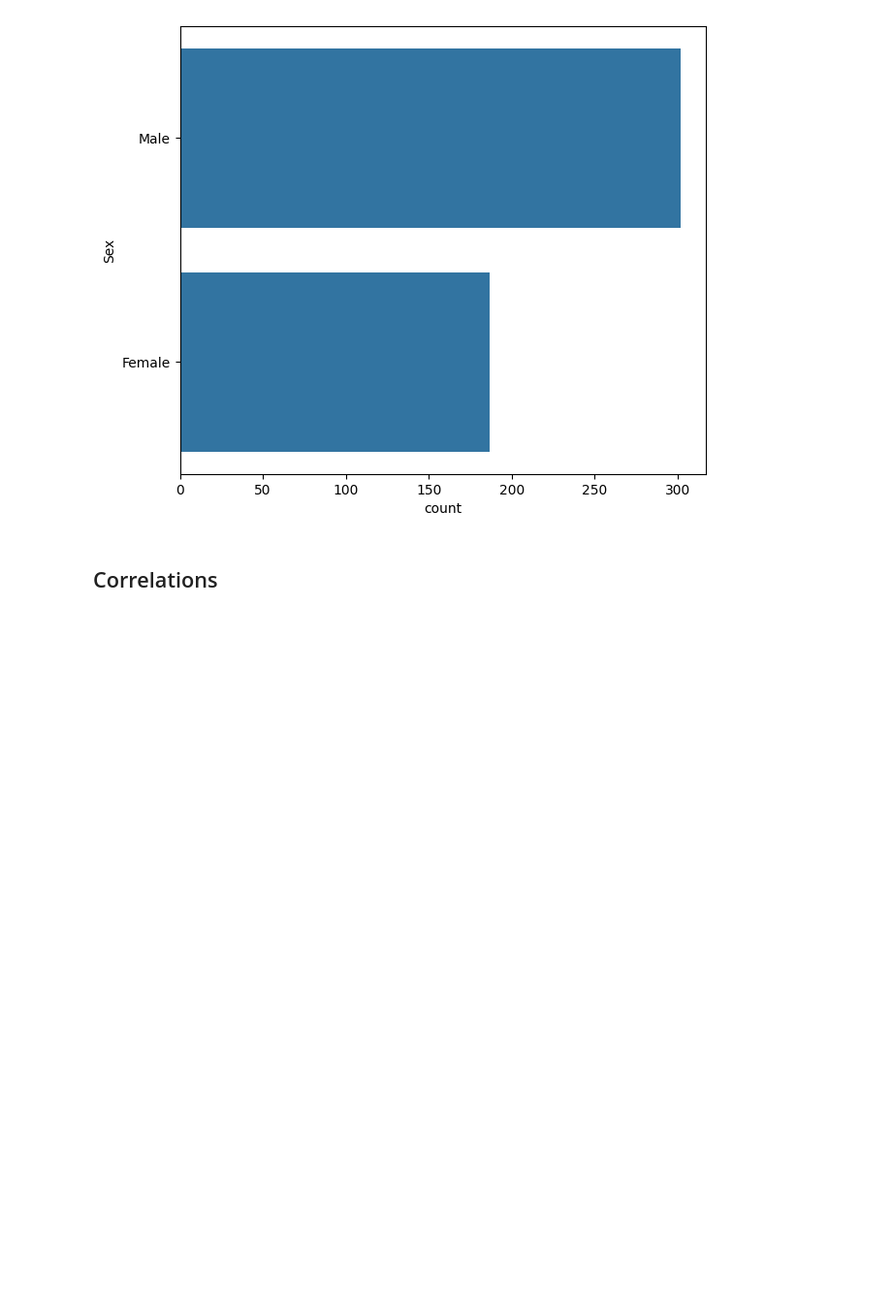
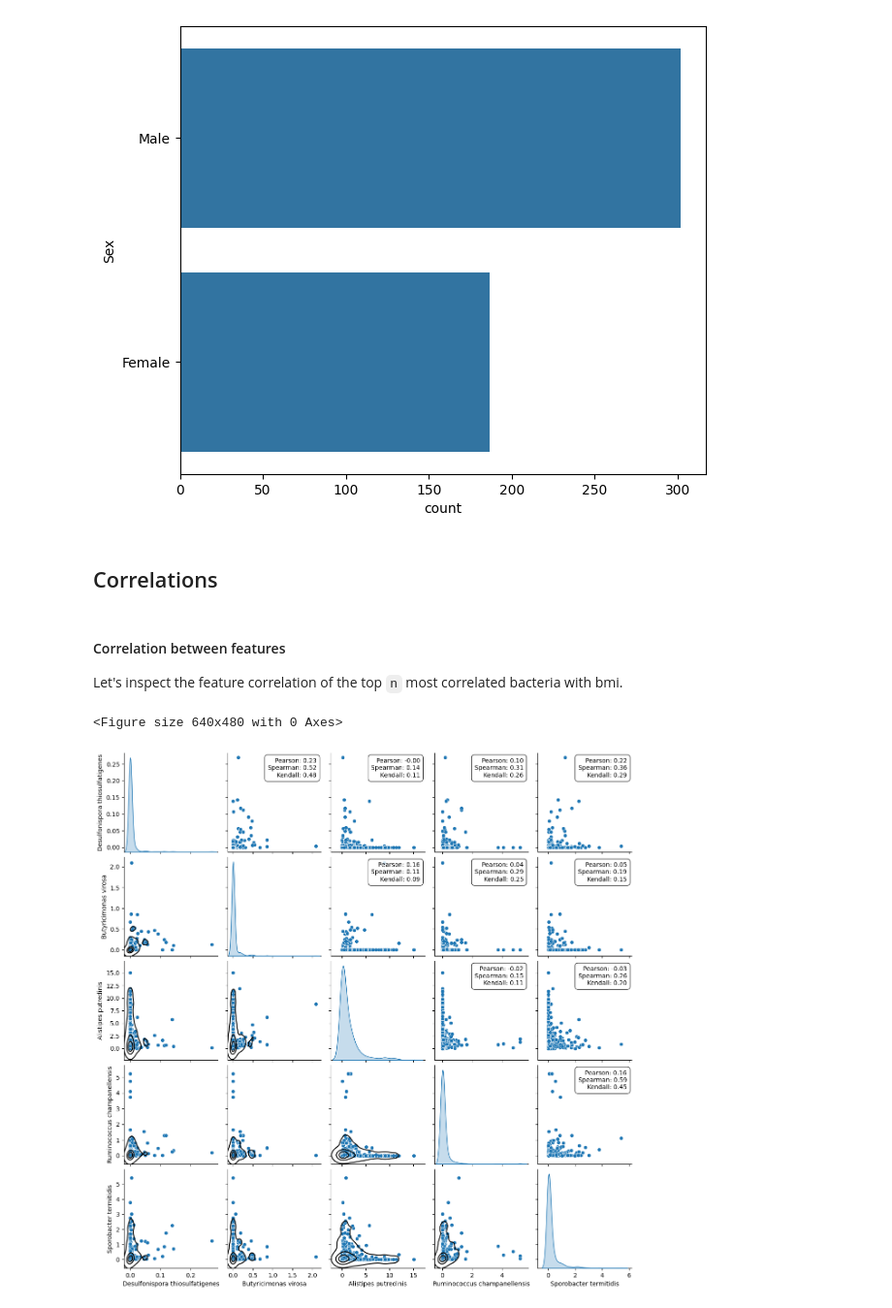
Before and after one commit to KonsKons26/mlcb-a1, a Jupyter notebook: notebooks/data_overview.ipynb, the cells around one changed output. Shown: that part at 97% size. Cells and saved outputs as stored; diff of their text form; code cells hidden in the pictures; blank space fills up the shorter version.

Commit message:
correlations

```diff
--- a/notebooks/data_overview.ipynb
+++ b/notebooks/data_overview.ipynb
@@ -306,0 +370,6 @@ corr_array, sorted_bacteria = correlation_coefficients(
+# %%
+bacteria_corr_array, bactera_sorted_by_corr = correlation_coefficients(
+    bacteria,
+    bmi,
+    title="Correlation Coefficients of Bacteria against BMI"
+)
@@ -306,0 +382,4 @@ corr_array, sorted_bacteria = correlation_coefficients(
+# %% [markdown]
+#### Correlation between features
+
+Let's inspect the feature correlation of the top `n` most correlated bacteria with bmi.
@@ -306,0 +426,9 @@ corr_array, sorted_bacteria = correlation_coefficients(
+# %%
+n = 5
+first_n_bacteria_names = bactera_sorted_by_corr[:n]
+first_n_bacteria = bacteria[first_n_bacteria_names]
+# %%
+create_correlated_pairplot(first_n_bacteria)
+# %% [output]
+<Figure size 640x480 with 0 Axes>
+[figure, added]
```
Also changed, not shown: parts of 9 cells of this notebook.
